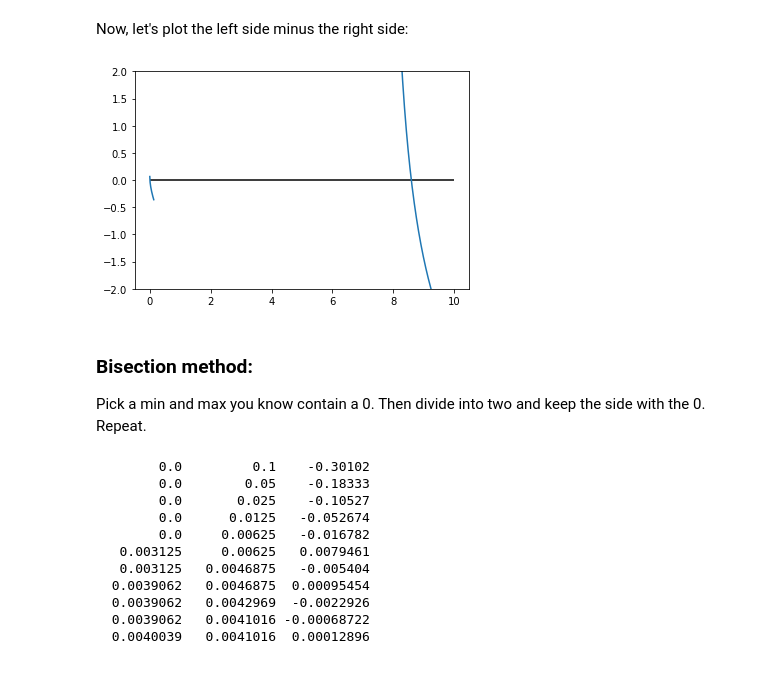
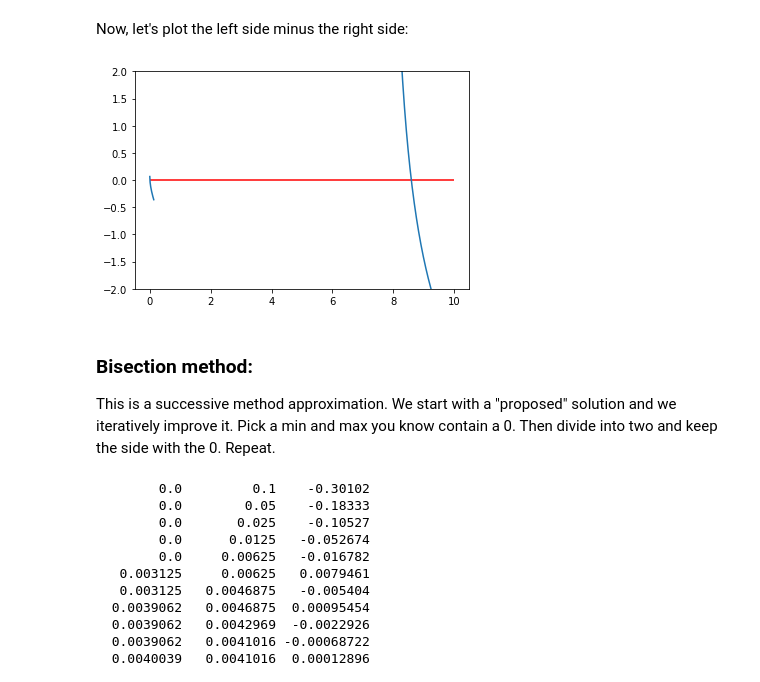
Before and after one commit to Comp-Phys-Fall-2020-WVU/ComputationalClass, a Jupyter notebook: notebook_lectures/week5/Differentiation.ipynb, the cells around one changed output. Drawn from its saved outputs; the diff is of its cells as text; code cells hidden in the pictures.

```diff
--- a/notebook_lectures/week5/Differentiation.ipynb
+++ b/notebook_lectures/week5/Differentiation.ipynb
@@ -205,15 +224,17 @@ Now, let's plot the left side minus the right side:
 # %%
 y = sub_f12(V, x)
 y = np.ma.masked_array(y, y1 < 0)
 plt.plot(x, y)
 plt.ylim(-2, 2)
-plt.hlines(0, 0, V)
+# Plot horizontal lines at each y from xmin to xmax.
+plt.hlines(0, 0, V,'red')
 plt.show()
 # %% [output]
-[figure, old version]
+[figure, new version]
 # %% [markdown]
 ### Bisection method:
 
+This is a successive method approximation. We start with a "proposed" solution and we iteratively improve it.
 Pick a min and max you know contain a 0. Then divide into two and keep the side with the 0. Repeat.
 # %%
 search = np.array([0, 0.2])  # Must be floating point
```
Also changed, not shown: parts of 2 cells of this notebook, 2 other files.
